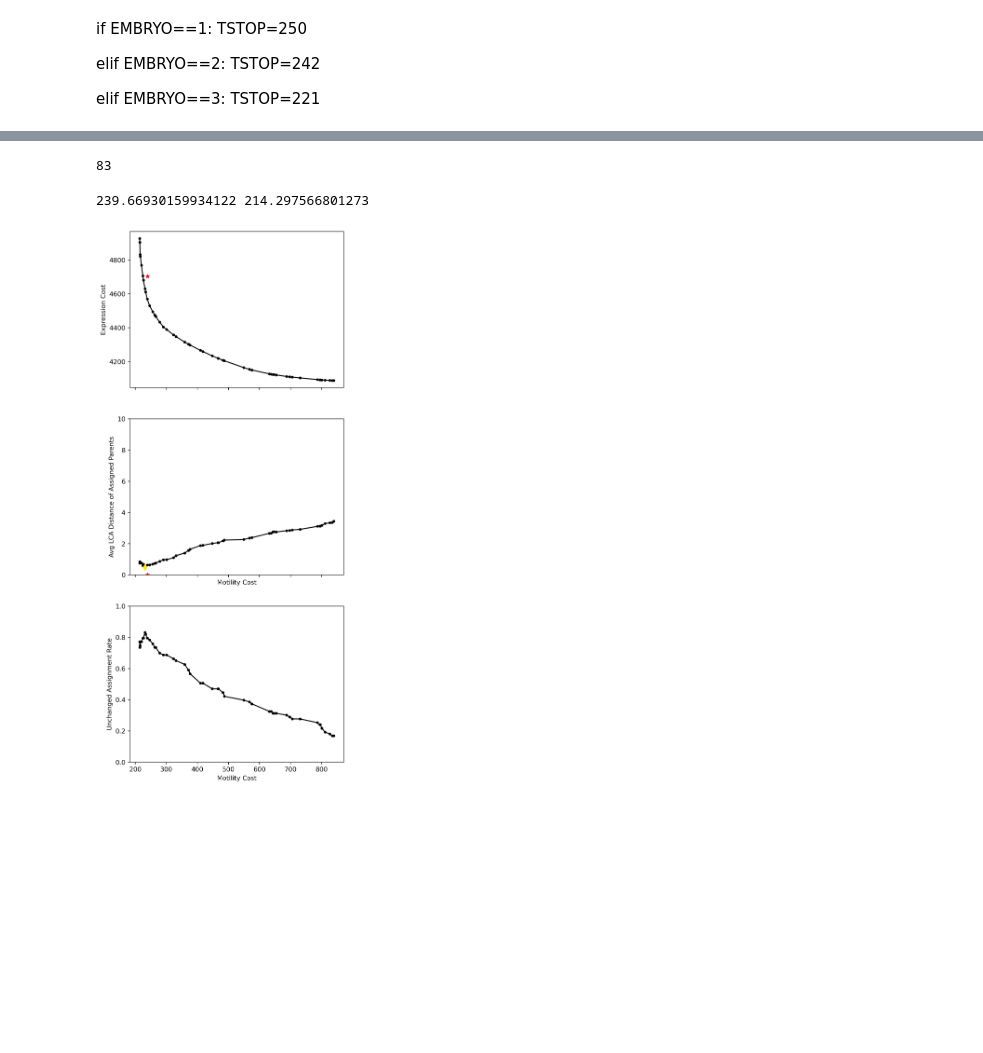
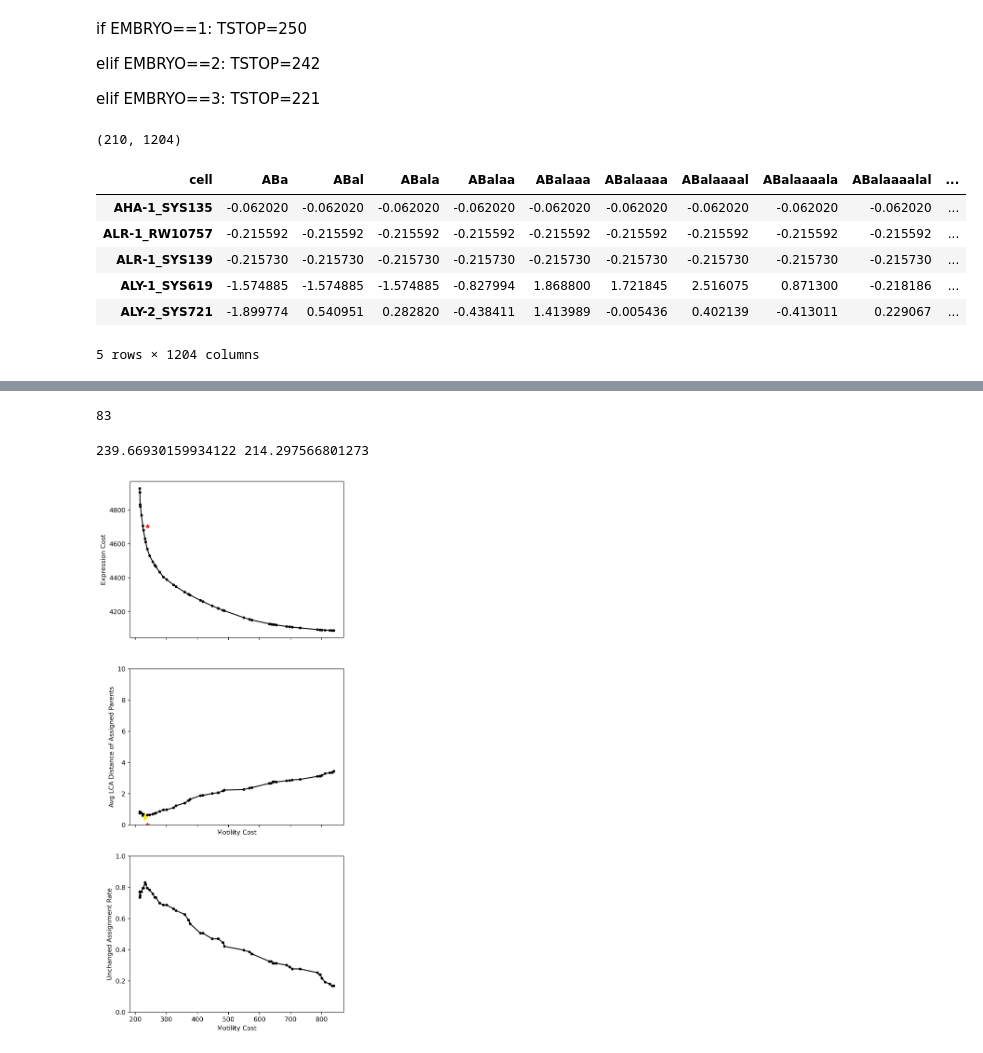
Before and after one commit to IcyFermion/embryogenesis, a Jupyter notebook: terminal_expression.ipynb, the cells around one changed output, grey strips where cells are left out. Cells and saved outputs as stored; diff of their text form; code cells hidden in the pictures; blank space fills up the shorter version.

```diff
--- a/terminal_expression.ipynb
+++ b/terminal_expression.ipynb
@@ -69,3 +71,22 @@ binary_lineage_exp = pd.read_csv("./data/protein/aggregated_all/lineage_binary_e
 binary_lineage_end_exp = pd.read_csv("./data/protein/aggregated_all/lineage_end_binary_expression.csv", index_col=0)
 # fill nan with 0
 lineage_exp = lineage_exp.fillna(0)
+# %%
+protein_exp.shape
+# %% [output]
+(210, 1204)
+# %%
+# apply z-score normalization to protein expression data
+# zscore in terms of columns (genes), not rows (cells)
+normalized_protein_exp = protein_exp.T
+normalized_protein_exp = (normalized_protein_exp - normalized_protein_exp.mean()) / normalized_protein_exp.std()
+normalized_protein_exp = normalized_protein_exp.T
+normalized_protein_exp.head()
+# %% [output]
+| cell | ABa | ABal | ABala | ABalaa | ABalaaa | ABalaaaa | ABalaaaal | ABalaaaala | ABalaaaalal | ... |
+| AHA-1_SYS135 | -0.062020 | -0.062020 | -0.062020 | -0.062020 | -0.062020 | -0.062020 | -0.062020 | -0.062020 | -0.062020 | ... |
+| ALR-1_RW10757 | -0.215592 | -0.215592 | -0.215592 | -0.215592 | -0.215592 | -0.215592 | -0.215592 | -0.215592 | -0.215592 | ... |
+| ALR-1_SYS139 | -0.215730 | -0.215730 | -0.215730 | -0.215730 | -0.215730 | -0.215730 | -0.215730 | -0.215730 | -0.215730 | ... |
+| ALY-1_SYS619 | -1.574885 | -1.574885 | -1.574885 | -0.827994 | 1.868800 | 1.721845 | 2.516075 | 0.871300 | -0.218186 | ... |
+| ALY-2_SYS721 | -1.899774 | 0.540951 | 0.282820 | -0.438411 | 1.413989 | -0.005436 | 0.402139 | -0.413011 | 0.229067 | ... |
+5 rows × 1204 columns
```
Also changed, not shown: parts of 15 cells of this notebook, 5 other files.
